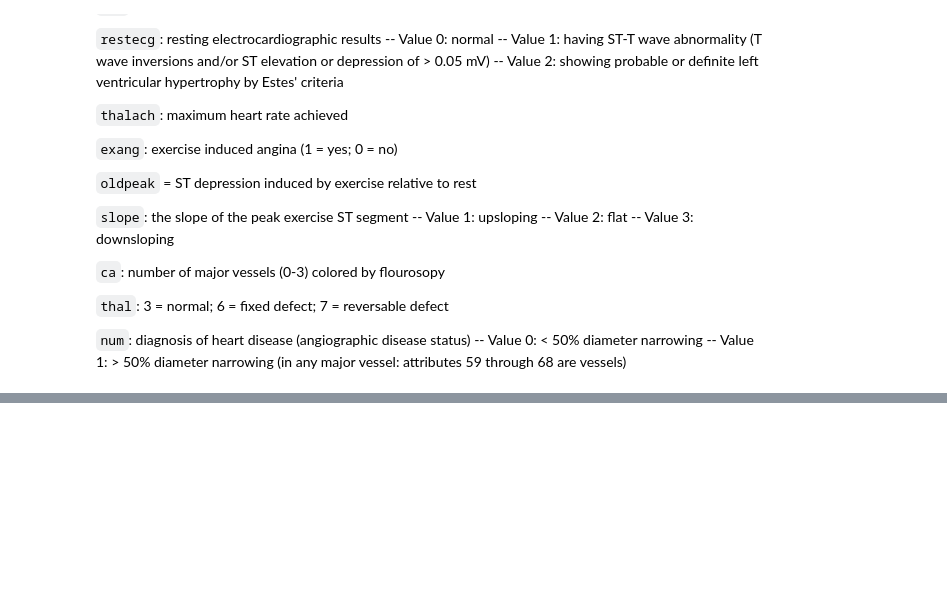
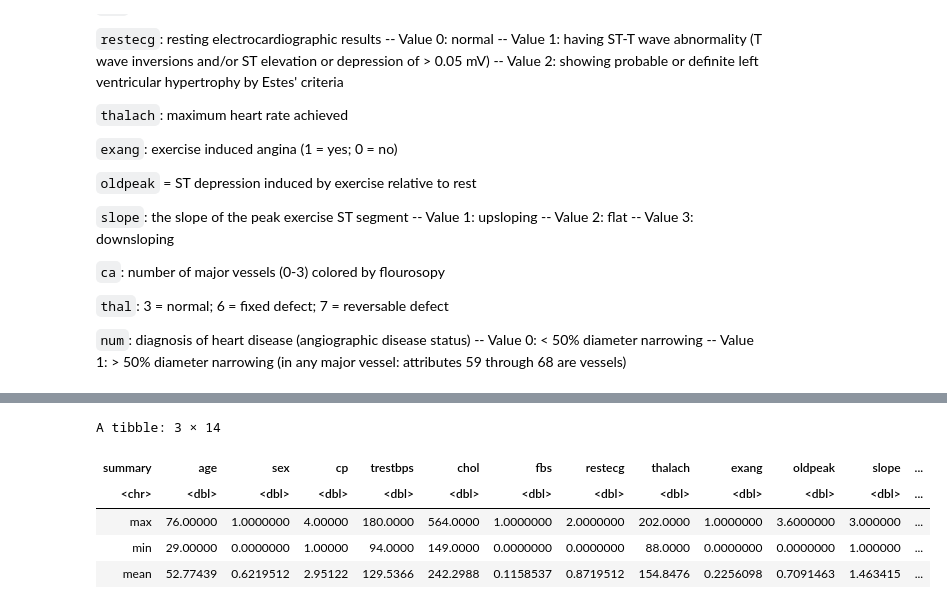
Before and after one commit to TimWei12/Group_25_project, a Jupyter notebook: Project proposal.ipynb, the cells around one changed output, grey strips where cells are left out. Saved outputs shown, nothing was run; the diff lists cells and outputs as text; code cells hidden in the pictures; blank space fills up the shorter version.

Commit message:
summarize the max/min/mean and count NA

```diff
--- a/Project proposal.ipynb
+++ b/Project proposal.ipynb
@@ -124,2 +131,7 @@ A tibble: 54 × 14
 | 57 | 0 | 4 | 140 | 241 | 0 | 0 | 123 | 1 | 0.2 | 2 | 0 | ... |
 | 57 | 0 | 2 | 130 | 236 | 0 | 2 | 174 | 0 | 0.0 | 2 | 1 | ... |
+# %%
+cleveland_max <- cleveland_train |>
+    select(-num) |>
+    map_dfc(max, na.rm =TRUE)
+cleveland_max
@@ -125,0 +143,5 @@ A tibble: 54 × 14
+# %%
+cleveland_mean <- cleveland_train |>
+    select(-num) |>
+    map_dfc(mean, na.rm =TRUE)
+cleveland_mean
@@ -125,0 +153,5 @@ A tibble: 54 × 14
+# %%
+cleveland_min <- cleveland_train |>
+    select(-num) |>
+    map_dfc(min, na.rm =TRUE)
+cleveland_min
@@ -125,0 +163,11 @@ A tibble: 54 × 14
+# %%
+cleveland_sum <- bind_rows(cleveland_max, cleveland_min, cleveland_mean) |>
+    add_column(summary = c("max", "min", "mean"), .before= "age")
+cleveland_sum
+# %% [output]
+A tibble: 3 × 14
+| summary | age | sex | cp | trestbps | chol | fbs | restecg | thalach | exang | oldpeak | slope | ... |
+| <chr> | <dbl> | <dbl> | <dbl> | <dbl> | <dbl> | <dbl> | <dbl> | <dbl> | <dbl> | <dbl> | <dbl> | ... |
+| max | 76.00000 | 1.0000000 | 4.00000 | 180.0000 | 564.0000 | 1.0000000 | 2.0000000 | 202.0000 | 1.0000000 | 3.6000000 | 3.000000 | ... |
+| min | 29.00000 | 0.0000000 | 1.00000 | 94.0000 | 149.0000 | 0.0000000 | 0.0000000 | 88.0000 | 0.0000000 | 0.0000000 | 1.000000 | ... |
+| mean | 52.77439 | 0.6219512 | 2.95122 | 129.5366 | 242.2988 | 0.1158537 | 0.8719512 | 154.8476 | 0.2256098 | 0.7091463 | 1.463415 | ... |
```
Also changed, not shown: parts of 8 cells of this notebook.
